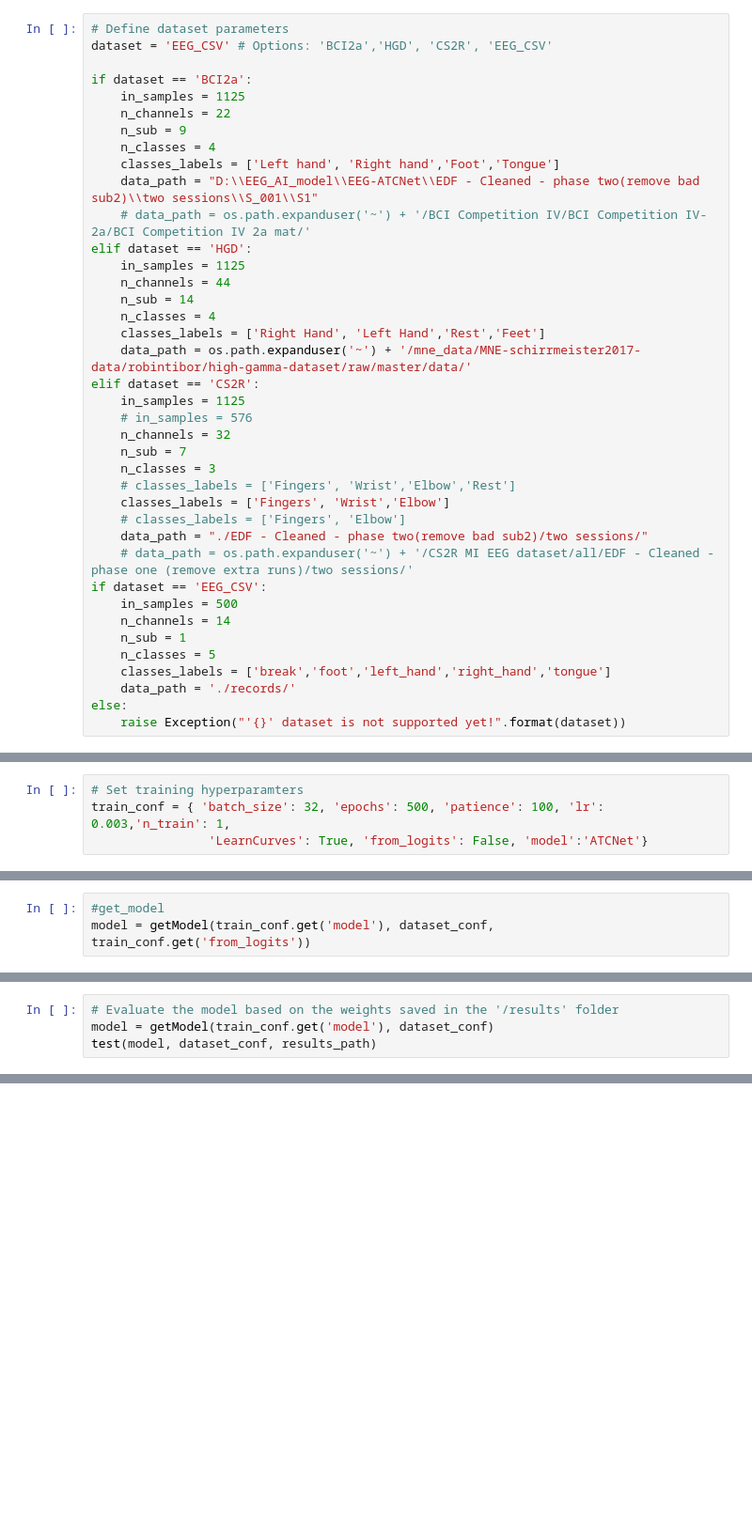
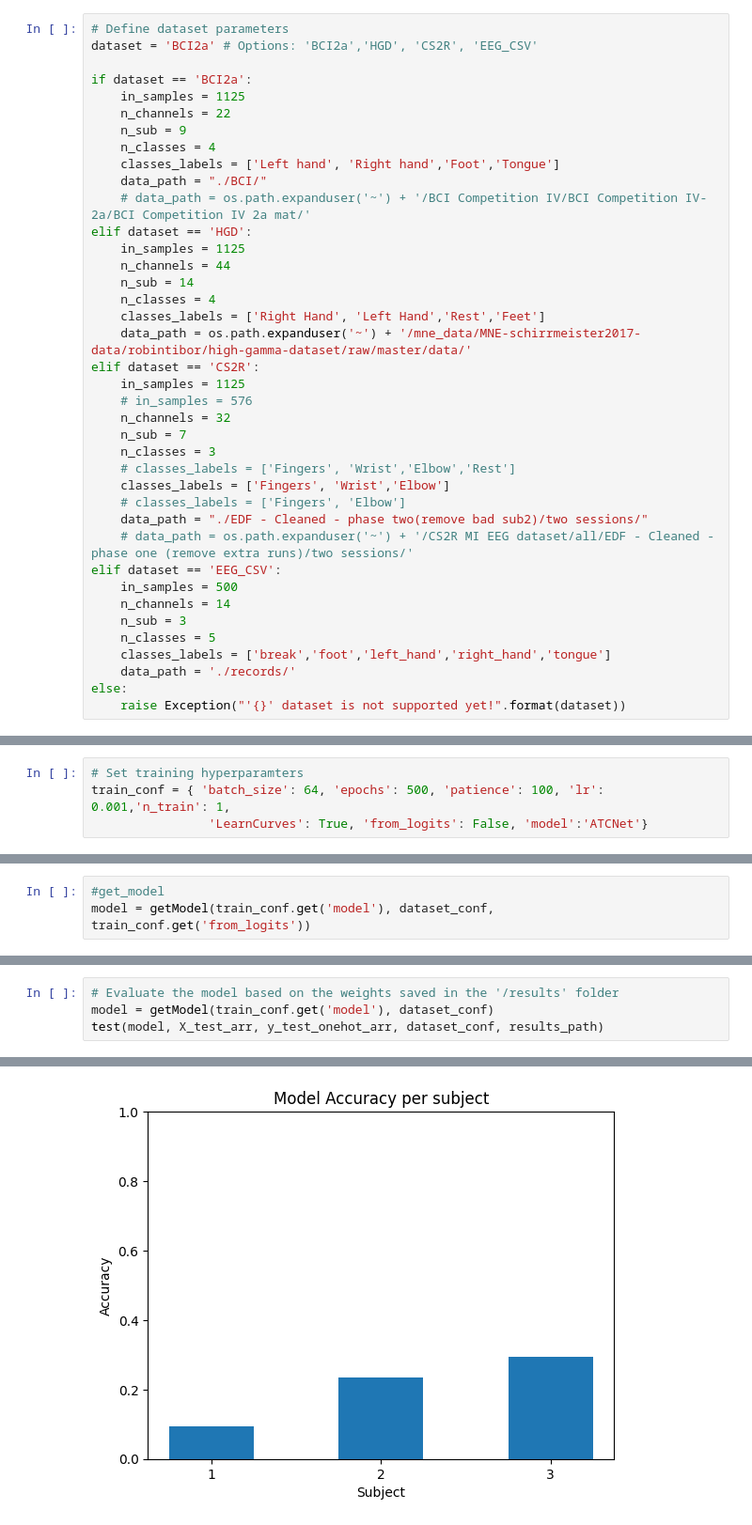
Before and after one commit to abdo20050/EEG-ATCNet, a Jupyter notebook: run_model_notebook.ipynb, the cells around one changed output, grey strips where cells are left out. Shown: that part at 94% size. Saved outputs shown, nothing was run; the diff lists cells and outputs as text; blank space fills up the shorter version.

Commit message:
update loader and clean code

```diff
--- a/run_model_notebook.ipynb
+++ b/run_model_notebook.ipynb
@@ -377,6 +377,6 @@ def test(model, X_test_arr, y_test_onehot_arr, dataset_conf, results_path, allRu
 # %%
 # Define dataset parameters
-dataset = 'EEG_CSV' # Options: 'BCI2a','HGD', 'CS2R', 'EEG_CSV'
+dataset = 'BCI2a' # Options: 'BCI2a','HGD', 'CS2R', 'EEG_CSV'
 
 if dataset == 'BCI2a':
     in_samples = 1125
@@ -384,7 +384,7 @@ if dataset == 'BCI2a':
     n_sub = 9
     n_classes = 4
     classes_labels = ['Left hand', 'Right hand','Foot','Tongue']
-    data_path = "D:\\EEG_AI_model\\EEG-ATCNet\\EDF - Cleaned - phase two(remove bad sub2)\\two sessions\\S_001\\S1"
+    data_path = "./BCI/"
     # data_path = os.path.expanduser('~') + '/BCI Competition IV/BCI Competition IV-2a/BCI Competition IV 2a mat/'
 elif dataset == 'HGD':
     in_samples = 1125
@@ -404,10 +404,10 @@ elif dataset == 'CS2R':
     # classes_labels = ['Fingers', 'Elbow']
     data_path = "./EDF - Cleaned - phase two(remove bad sub2)/two sessions/"
     # data_path = os.path.expanduser('~') + '/CS2R MI EEG dataset/all/EDF - Cleaned - phase one (remove extra runs)/two sessions/'
-if dataset == 'EEG_CSV':
+elif dataset == 'EEG_CSV':
     in_samples = 500
     n_channels = 14
-    n_sub = 1
+    n_sub = 3
     n_classes = 5
     classes_labels = ['break','foot','left_hand','right_hand','tongue']
     data_path = './records/'
@@ -425,7 +425,7 @@ dataset_conf = { 'name': dataset, 'n_classes': n_classes, 'cl_labels': classes_l
                 'data_path': data_path, 'isStandard': True, 'LOSO': False}
 # %%
 # Set training hyperparamters
-train_conf = { 'batch_size': 32, 'epochs': 500, 'patience': 100, 'lr': 0.003,'n_train': 1,
+train_conf = { 'batch_size': 64, 'epochs': 500, 'patience': 100, 'lr': 0.001,'n_train': 1,
                 'LearnCurves': True, 'from_logits': False, 'model':'ATCNet'}
 # %%
 # Get dataset
@@ -498,4 +530,5 @@ Error:
 # %%
 # Evaluate the model based on the weights saved in the '/results' folder
 model = getModel(train_conf.get('model'), dataset_conf)
-test(model, dataset_conf, results_path)
+test(model, X_test_arr, y_test_onehot_arr, dataset_conf, results_path)
+# %% [output]
@@ -501,0 +550 @@ test(model, dataset_conf, results_path)
+[figure, added]
```
Also changed, not shown: parts of 9 cells of this notebook, 4 other files.
